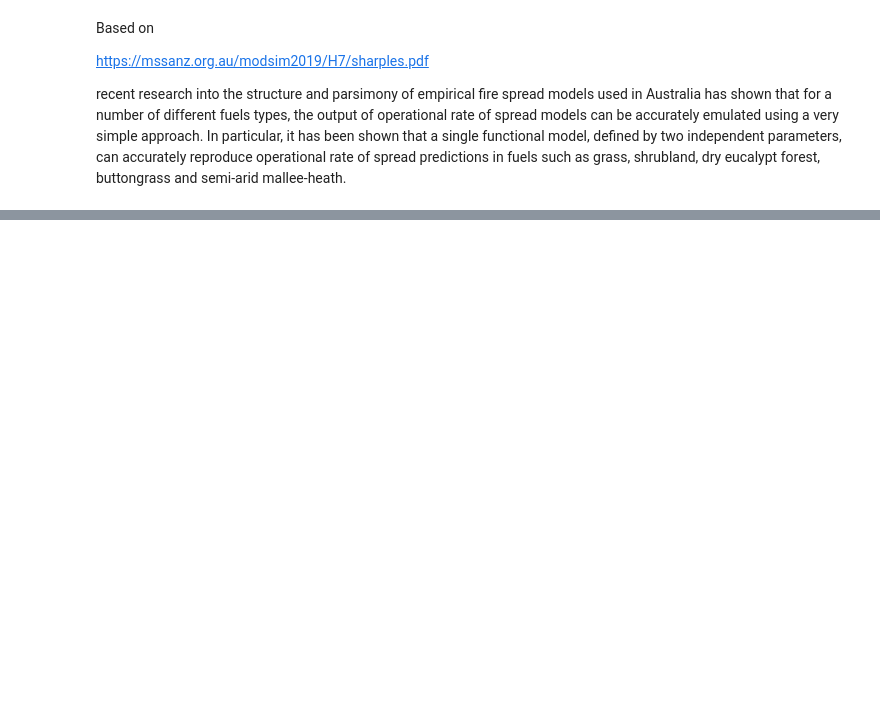
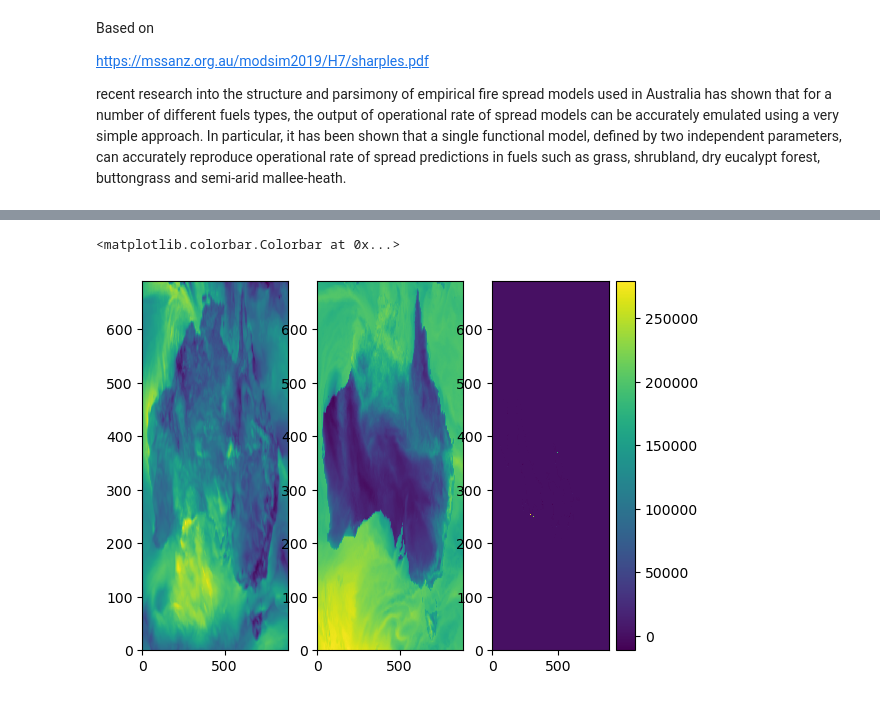
Before and after one commit to nb-bom/SharplesGrassCalcs, a Jupyter notebook: sharples_calc.ipynb, the cells around one changed output, grey strips where cells are left out. Saved outputs shown, nothing was run; the diff lists cells and outputs as text; code cells hidden in the pictures; blank space fills up the shorter version.

```diff
--- a/sharples_calc.ipynb
+++ b/sharples_calc.ipynb
@@ -166,0 +225,11 @@ plt.colorbar()
+# %%
+ds_wind_aug = np.where(gwl_wind_sp[0:19] < 1/3.6, 1, gwl_wind_sp[0:19]*3.6)
+# %%
+fh, axes = plt.subplots(ncols = 3)
+axes[0].pcolormesh(ds_wind_aug[0])
+axes[1].pcolormesh(gwl_fmi[0]+ mu)
+ph=axes[2].pcolormesh(np.divide(ds_wind_aug[0], gwl_fmi[0]+ mu))
+plt.colorbar(ph)
+# %% [output]
+<matplotlib.colorbar.Colorbar at 0x...>
+[figure, added]
```
Also changed, not shown: parts of 13 cells of this notebook.
